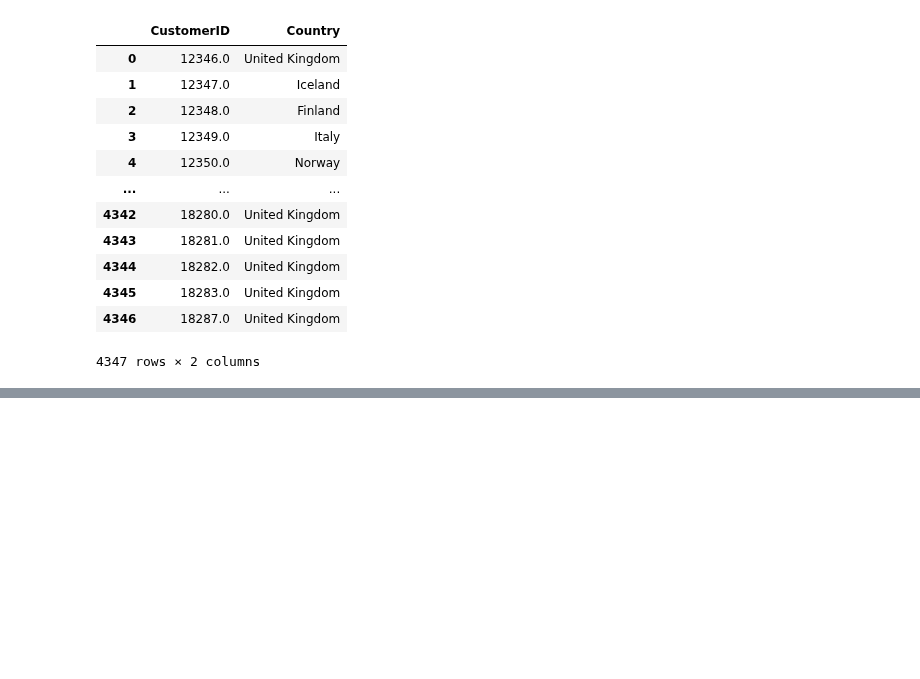
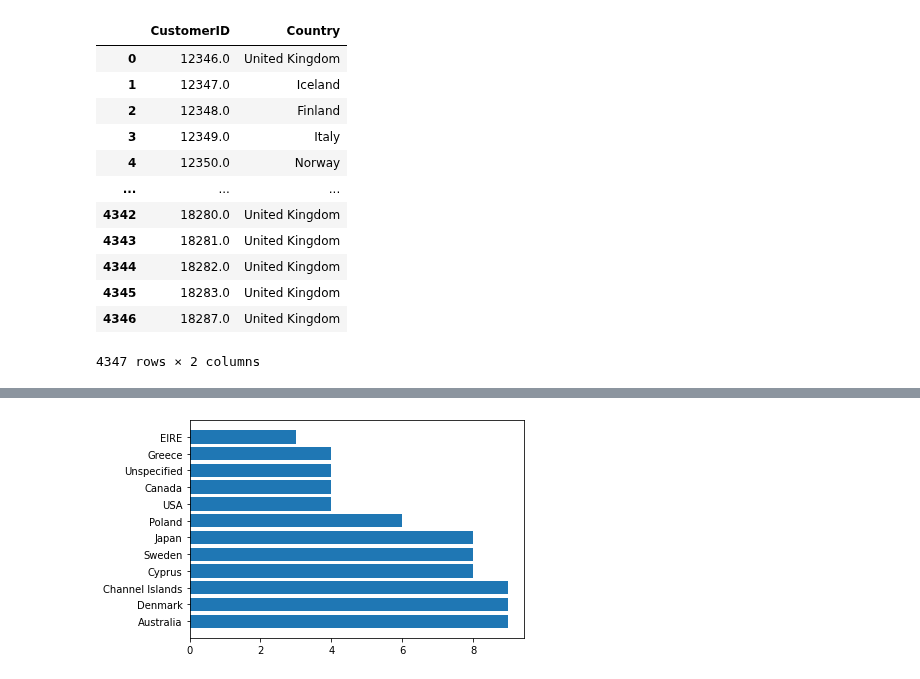
Before and after one commit to nicha0524/DPDM2021, a Jupyter notebook: Frequent_Patterns_(Association_Rules).ipynb, the cells around one changed output, grey strips where cells are left out. Cells and saved outputs as stored; diff of their text form; code cells hidden in the pictures; blank space fills up the shorter version.

```diff
--- a/Frequent_Patterns_(Association_Rules).ipynb
+++ b/Frequent_Patterns_(Association_Rules).ipynb
@@ -299,0 +358,6 @@ labels = ax.get_xticklabels()
+# %%
+fig, ax = plt.subplots()
+ax.barh(list(second['Country']) , list(second['CustomerID']))
+labels = ax.get_xticklabels()
+# %% [output]
+[figure, added]
```
Also changed, not shown: parts of 21 cells of this notebook.
